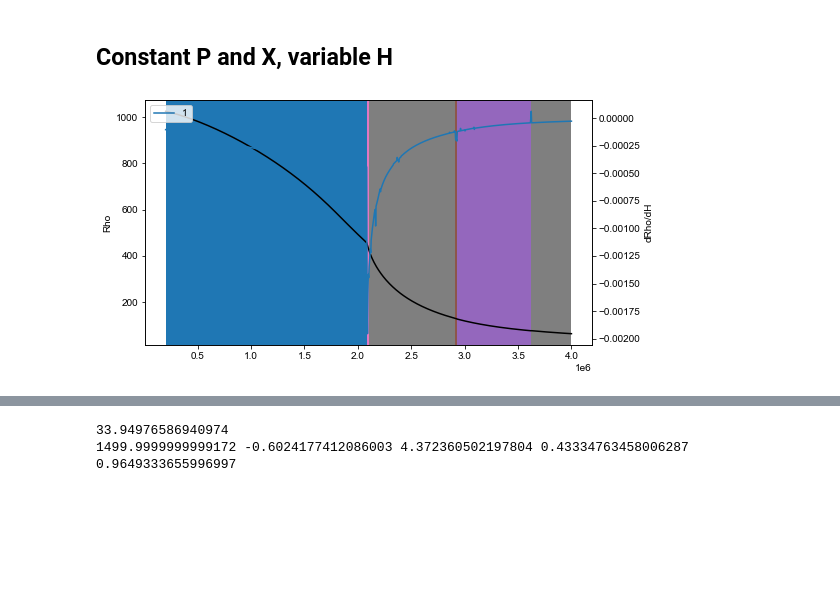
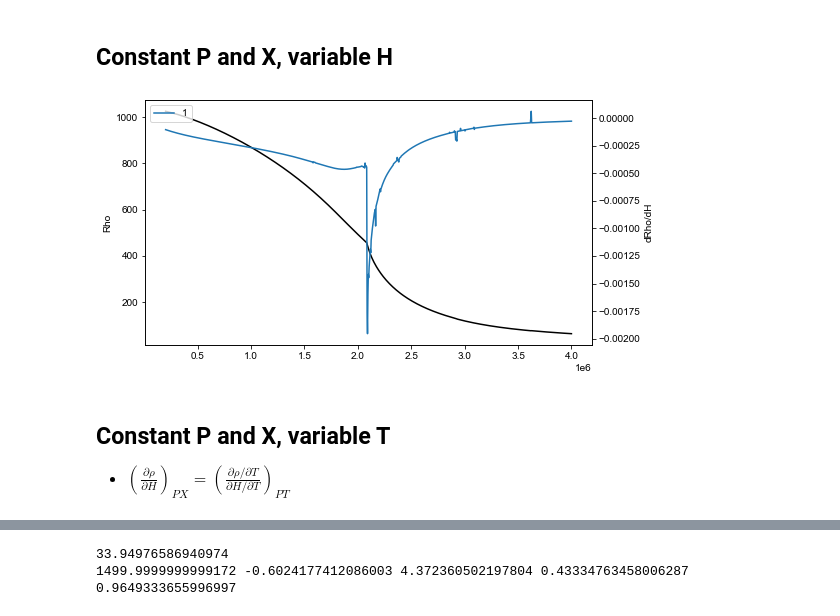
Before and after one commit to zguoch/saltwatereos, a Jupyter notebook: benchmarkTest/notebook/derivative.ipynb, the cells around one changed output, grey strips where cells are left out. Saved outputs shown, nothing was run; the diff lists cells and outputs as text; code cells hidden in the pictures; blank space fills up the shorter version.

```diff
--- a/benchmarkTest/notebook/derivative.ipynb
+++ b/benchmarkTest/notebook/derivative.ipynb
@@ -43,20 +43,24 @@ for i in range(0, len(H)):
 # %%
 fig = plt.figure(figsize=(8, 4.5))
 ax  = plt.gca()
 
 ax.plot(H, Rho,'k')
 ax.set_ylabel('Rho')
-for i in range(1,len(phaseRegion)):
-    ax.axvspan(H[i-1], H[i], fc = plt.cm.tab10.colors[int(phaseRegion[i])], ec='None')
+# for i in range(1,len(phaseRegion)):
+#     ax.axvspan(H[i-1], H[i], fc = plt.cm.tab10.colors[int(phaseRegion[i])], ec='None')
 
 ax_der = ax.twinx()
 for i, dH in enumerate(dH_list):
     ax_der.plot(H, dRhodH[dH], ms=1, label=dH)
 # ax_der.set_ylim(-0.0015, 0)
 ax_der.set_ylabel('dRho/dH')
 ax_der.legend()
 
 plt.savefig('dRhodH.pdf', bbox_inches='tight')
 plt.show()
 # %% [output]
-[figure, old version]
+[figure, new version]
+# %% [markdown]
+## Constant P and X, variable T
+
+* $\left( \frac{\partial \rho}{\partial H} \right)_{PX} = \left( \frac{\partial \rho /\partial T}{\partial H /\partial T} \right)_{PT}$
```
Also changed, not shown: parts of 10 cells of this notebook.
